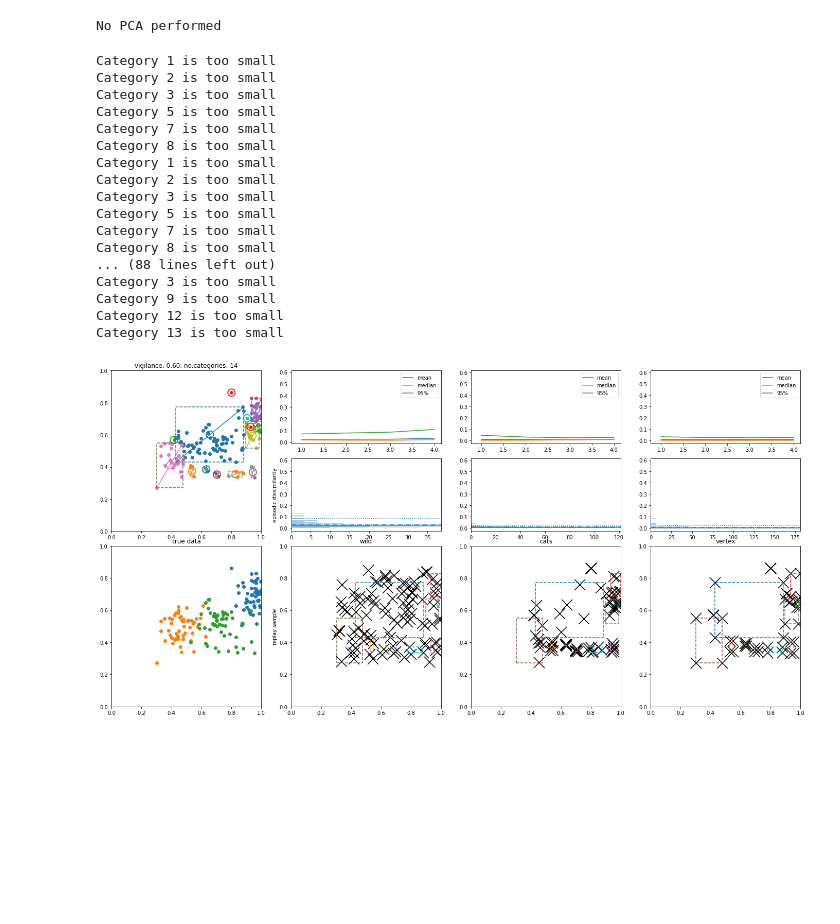
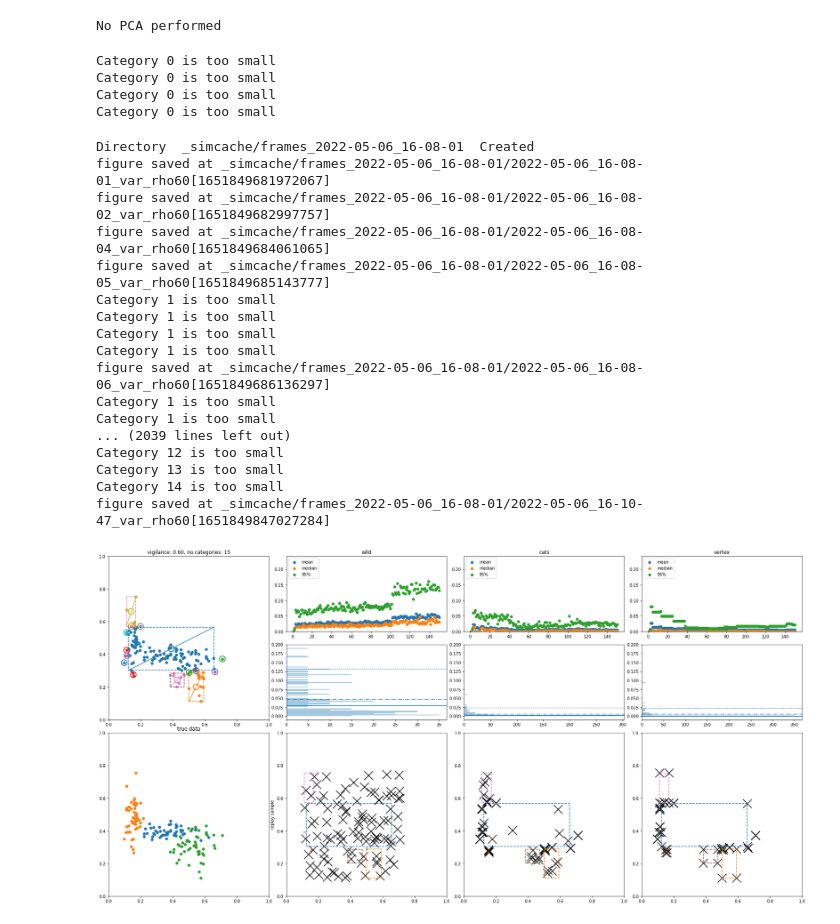
Before and after one commit to anish-lu-yihe/art, a Jupyter notebook: fuzzyART_thru_train.ipynb, the cells around one changed output. Drawn from its saved outputs; the diff is of its cells as text; code cells hidden in the pictures; blank space fills up the shorter version.

```diff
--- a/fuzzyART_thru_train.ipynb
+++ b/fuzzyART_thru_train.ipynb
@@ -23,7 +23,7 @@ fig, ax = plt.subplot_mosaic('''
                                 ADEF
                                 ''',
                                 figsize = (24, 12))
-#fig.tight_layout()
+fig.tight_layout()
 
 # plot true data
 pca_painter.scatter(ax['A'], label_true)
@@ -35,10 +35,12 @@ rho=0.6
 net = FuzzyART(feat_num, alpha=1, gamma=.00001, rho=rho, best_match_num=3)
 
 dat0, dat1, dat2 = [np.zeros((alldata.shape[0],3)) for _ in range(3)]
-for epoch, data in enumerate(alldata.reshape(-1, 30, 2)):
+maxdm = 0
+hist_top = 0.2
+for epoch, data in enumerate(alldata.reshape(-1, 1, 2)):
     for key in 'BCDEFGHIMN':
         ax[key].cla()
-    new_sample = [ax[key].scatter(*data[0], color='k', marker='x', s=666) for key in 'BCDEFGHIMN']
+    new_sample = [ax[key].scatter(*data[0], color='k', marker='x', s=666) for key in 'AB']
     # train
     net.train(data) # each epoch, all data is shuffled
     label_predall = net.test(alldata)
@@ -59,55 +61,62 @@ for epoch, data in enumerate(alldata.reshape(-1, 30, 2)):
     # replay
     r0 = net.replay_null(replay_num)
     r1 = net.replay_allcat(replay_num)
     r2 = net.replay_allcat(replay_num, scheme='vertex')
 
     for key_sample, key_hist, key_stats, r, d, rs in zip('DEF', 'GHI', 'CMN', (r0, r1, r2), (dat0, dat1, dat2), ('wild', 'cats', 'vertex')):
         ax[key_sample].scatter(*r[0].T, color='k', marker='x', s=444)
-        d[epoch] = replay_painter.distance_to_truth(ax[key_hist], r[0], hist_range_top=.3)
+        d[epoch] = replay_painter.distance_to_truth(ax[key_hist], r[0], hist_range_top=hist_top)
         for l, dm in zip(('mean', 'median', '95%'), d.T):
-            ax[key_stats].plot(np.arange(epoch)+1, dm[:epoch], label=l)
+            ax[key_stats].scatter(np.arange(epoch+1)+1, dm[:epoch+1], label=l)
+            maxdm = np.maximum(maxdm, np.max(dm))
 
 
 
 
     # info
     cat_number = net.w.shape[0]
     ax['B'].set_title('vigilance: {:.2f}, no.categories: {}'.format(rho, cat_number))
 
     for key in 'ABDEF':
         ax[key].set_xlim(0, 1)
         ax[key].set_ylim(0, 1)
 
     for key, title in zip('DG', ('replay sample', 'episodic dissimilarity')):
         ax[key].set_ylabel(title)
 
-    for key, title in zip('DEF', ('wild', 'cats', 'vertex')):
+    for key in 'GHI':
+        ax[key].set_ylim(top=hist_top)
+
+    for key, title in zip('CMN', ('wild', 'cats', 'vertex')):
         ax[key].set_title(title)
-
-    for key in 'CMN':
-        ax[key].legend()
+        ax[key].legend(loc=2)
+        ax[key].set_ylim(0, maxdm*1.5)
     # save fig
     simname = 'var_rho{:d}'.format(int(rho*100))
     dirname = '_simcache/frames_{}'.format(now)
-    #savefigure_datetime(fig, simname, dirname)
+    savefigure_datetime(fig, simname, dirname)
 
     [ns.remove() for ns in new_sample]
 # %% [output]
-Category 1 is too small
-Category 2 is too small
-Category 3 is too small
-Category 5 is too small
-Category 7 is too small
-Category 8 is too small
-Category 1 is too small
-Category 2 is too small
-Category 3 is too small
-Category 5 is too small
-Category 7 is too small
-Category 8 is too small
-... (88 lines left out)
-Category 3 is too small
-Category 9 is too small
-Category 12 is too small
-Category 13 is too small
+Category 0 is too small
+Category 0 is too small
+Category 0 is too small
+Category 0 is too small
+Directory  _simcache/frames_2022-05-06_16-08-01  Created
+figure saved at _simcache/frames_2022-05-06_16-08-01/2022-05-06_16-08-01_var_rho60[1651849681972067]
+figure saved at _simcache/frames_2022-05-06_16-08-01/2022-05-06_16-08-02_var_rho60[1651849682997757]
+figure saved at _simcache/frames_2022-05-06_16-08-01/2022-05-06_16-08-04_var_rho60[1651849684061065]
+figure saved at _simcache/frames_2022-05-06_16-08-01/2022-05-06_16-08-05_var_rho60[1651849685143777]
+Category 1 is too small
+Category 1 is too small
+Category 1 is too small
+Category 1 is too small
+figure saved at _simcache/frames_2022-05-06_16-08-01/2022-05-06_16-08-06_var_rho60[1651849686136297]
+Category 1 is too small
+Category 1 is too small
+... (2039 lines left out)
+Category 12 is too small
+Category 13 is too small
+Category 14 is too small
+figure saved at _simcache/frames_2022-05-06_16-08-01/2022-05-06_16-10-47_var_rho60[1651849847027284]
-[figure, old version]
+[figure, new version]
```
Also changed, not shown: 1 other file.
